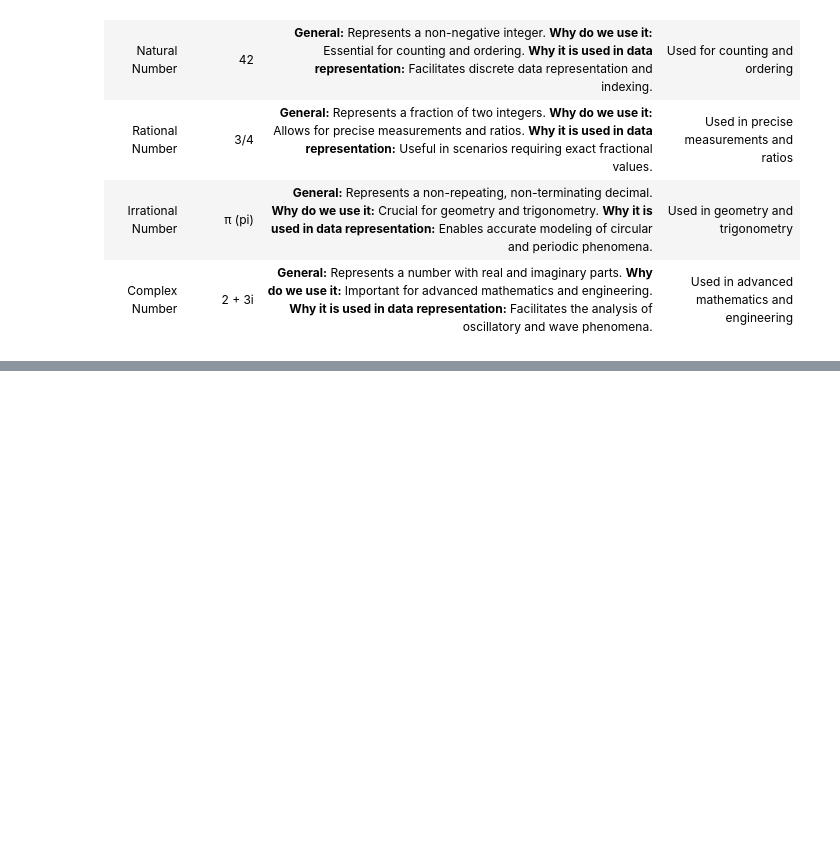
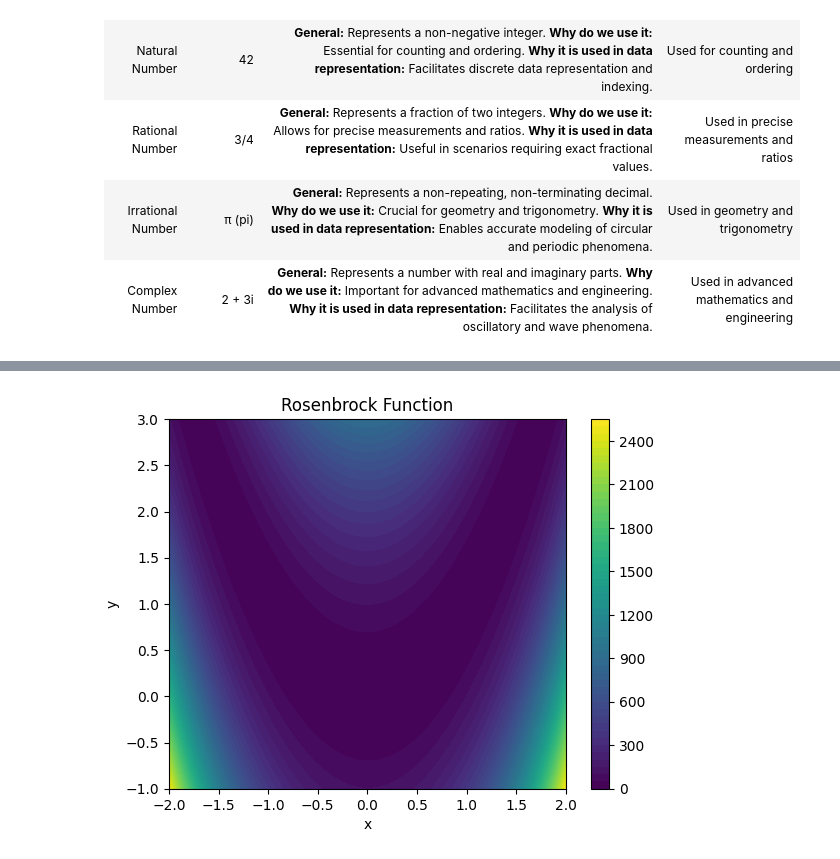
Before and after one commit to DevBalance/math-in-machine-learning-and-ai, a Jupyter notebook: 10-numbers, functions, omptimum, models and what can we do with it.ipynb, the cells around one changed output, grey strips where cells are left out. Cells and saved outputs as stored; diff of their text form; code cells hidden in the pictures; blank space fills up the shorter version.

```diff
--- a/10-numbers, functions, omptimum, models and what can we do with it.ipynb
+++ b/10-numbers, functions, omptimum, models and what can we do with it.ipynb
@@ -20,0 +330,19 @@
+# %%
+def rosenbrock(x, y, a=1, b=100):
+    return (a - x)**2 + b*(y - x**2)**2
+
+# Create grid
+x = np.linspace(-2, 2, 400)
+y = np.linspace(-1, 3, 400)
+X, Y = np.meshgrid(x, y)
+Z = rosenbrock(X, Y)
+
+# Plot contour
+plt.contourf(X, Y, Z, levels=50, cmap='viridis')
+plt.colorbar()
+plt.title("Rosenbrock Function")
+plt.xlabel("x")
+plt.ylabel("y")
+plt.show()
+# %% [output]
+[figure, added]
```
Also changed, not shown: parts of 12 cells of this notebook.
